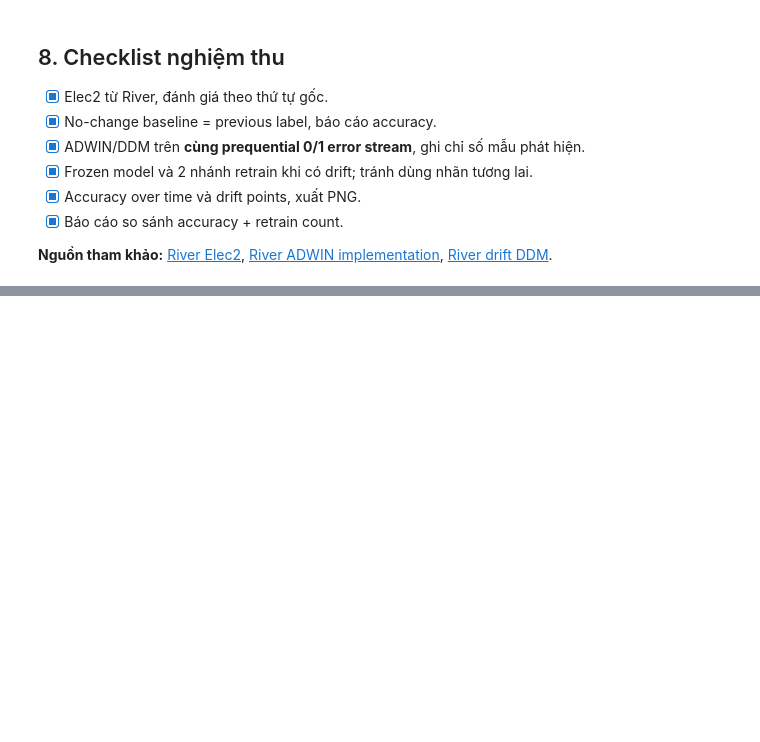
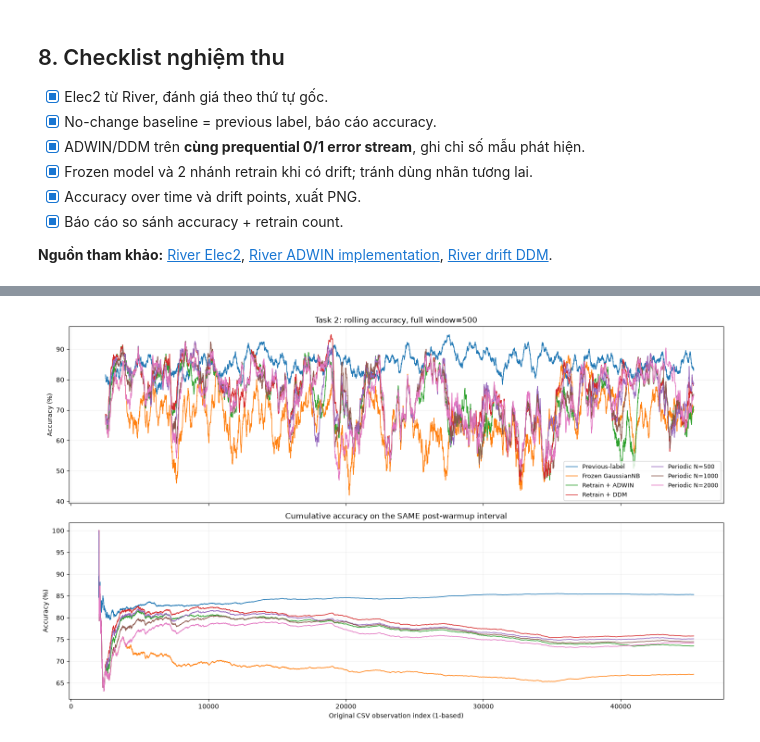
Before and after one commit to Nhom-4-HKDN-2026-2027/Nhom4-HKDN_2026-2027, a Jupyter notebook: notebooks/Elec2_Label_Based_Drift_Detection.ipynb, the cells around one changed output, grey strips where cells are left out. Saved outputs shown, nothing was run; the diff lists cells and outputs as text; code cells hidden in the pictures; blank space fills up the shorter version.

```diff
--- a/notebooks/Elec2_Label_Based_Drift_Detection.ipynb
+++ b/notebooks/Elec2_Label_Based_Drift_Detection.ipynb
@@ -399,0 +882,81 @@ DDM [185, 415, 454, 599, 1278, 1557, 1658, 1797, 2136, 2173, 2216, 2292, 2380, 2
+# %%
+t2_plot = t2_predictions.copy()
+t2_plot["rolling_pct"] = t2_plot.groupby("strategy", sort=False).correct.transform(
+    lambda values: 100 * values.rolling(T2_ROLLING, min_periods=T2_ROLLING).mean()
+)
+t2_plot["cumulative_pct"] = t2_plot.groupby("strategy", sort=False).correct.transform(
+    lambda values: 100 * values.expanding().mean()
+)
+t2_colors = dict(zip(t2_strategy_order, plt.get_cmap("tab10").colors))
+fig, axes = plt.subplots(2, 1, figsize=(15, 9), sharex=True)
+for name in t2_strategy_order:
+    rows = t2_plot.loc[t2_plot.strategy.eq(name)]
+    for ax, metric in zip(axes, ["rolling_pct", "cumulative_pct"]):
+        ax.plot(rows["index"], rows[metric], color=t2_colors[name], lw=1.1, label=name)
+axes[0].set_title(f"Task 2: rolling accuracy, full window={T2_ROLLING}")
+axes[1].set_title("Cumulative accuracy on the SAME post-warmup interval")
+for ax in axes:
+    ax.set_ylabel("Accuracy (%)")
+    ax.grid(alpha=0.2)
+axes[0].legend(ncol=2, fontsize=9)
+axes[1].set_xlabel("Original CSV observation index (1-based)")
+fig.tight_layout()
+display(fig)
+plt.close(fig)
+
+fig, axes = plt.subplots(1, 3, figsize=(18, 5.5))
+positions = np.arange(len(t2_summary))
+labels = t2_summary.strategy.tolist()
+axes[0].barh(positions, t2_summary.accuracy_pct, color=[t2_colors[n] for n in labels])
+axes[0].set_title("Matched-interval accuracy")
+axes[0].set_xlabel("Accuracy (%)")
+axes[1].barh(positions, t2_summary.warmup_cpu_s, label="Warmup", color="#9aa5b1")
+axes[1].barh(
+    positions,
+    t2_summary.retrain_cpu_total_s,
+    left=t2_summary.warmup_cpu_s,
+    label="Retraining",
+    color="#0077b6",
+)
+axes[1].set_title("Training CPU: initialization + retrains")
+axes[1].set_xlabel("Process CPU seconds")
+axes[1].legend()
+axes[2].barh(positions, t2_summary.retrain_count, color="#d95f02")
+axes[2].set_title("Retraining frequency")
+axes[2].set_xlabel("Retrains (excludes warmup)")
+for ax in axes:
+    ax.set_yticks(positions, labels)
+    ax.invert_yaxis()
+    ax.grid(axis="x", alpha=0.2)
+fig.tight_layout()
+display(fig)
+plt.close(fig)
+
+fig, ax = plt.subplots(figsize=(11, 6))
+for row in t2_summary.to_dict(orient="records"):
+    ax.scatter(
+        row["training_cpu_total_s"],
+        row["accuracy_pct"],
+        s=50 + row["retrain_count"],
+        color=t2_colors[row["strategy"]],
+        alpha=0.8,
+    )
+    ax.annotate(
+        row["strategy"],
+        (row["training_cpu_total_s"], row["accuracy_pct"]),
+        xytext=(6, 6),
+        textcoords="offset points",
+        fontsize=9,
+    )
+ax.set(
+    title="Task 2: accuracy vs training CPU (marker size follows retrain count)",
+    xlabel="Warmup + retrain process CPU seconds (single run)",
+    ylabel="Accuracy (%)",
+)
+ax.margins(x=0.2, y=0.2)
+ax.grid(alpha=0.2)
+fig.tight_layout()
+display(fig)
+plt.close(fig)
+# %% [output]
+[figure, added]
```
Also changed, not shown: parts of 34 cells of this notebook, 2 other files.
